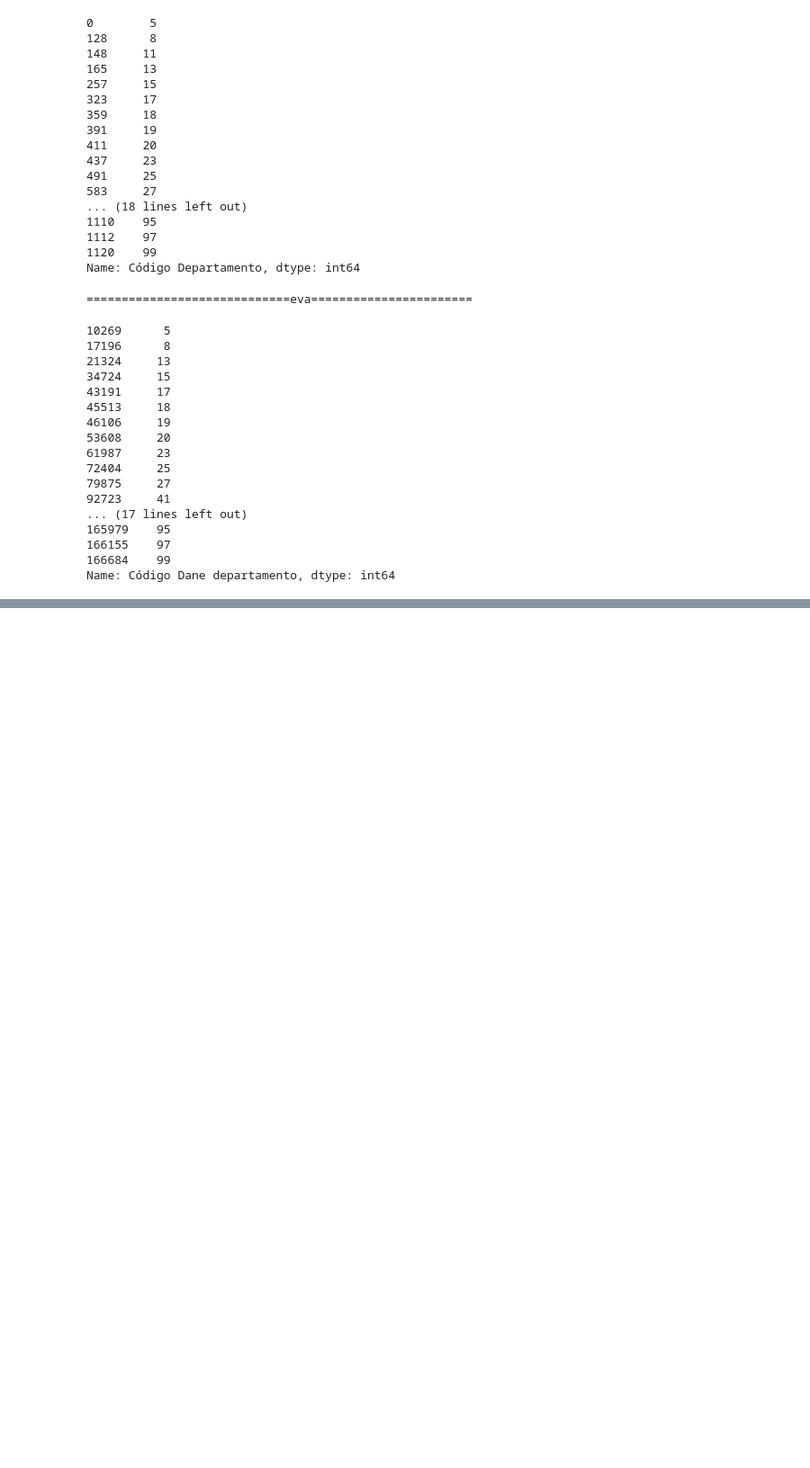
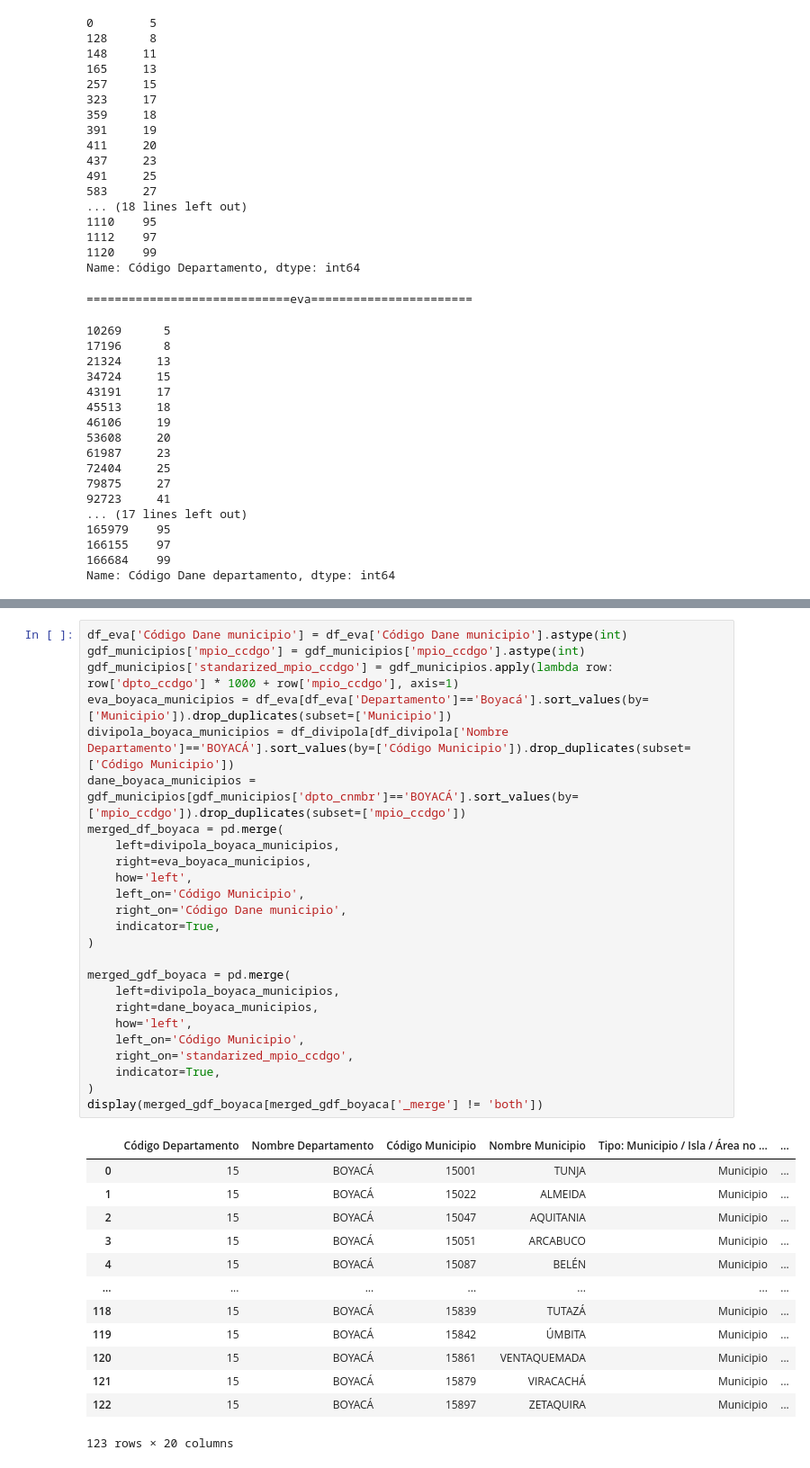
Before and after one commit to BrayanPineda1604/big-data-postgraduate-bpineda, a Jupyter notebook: kit/Notebooks/Exercises/01_Geopandas.ipynb, the cells around one changed output, grey strips where cells are left out. Shown at 90% size. Drawn from its saved outputs; the diff is of its cells as text; blank space fills up the shorter version.

```diff
--- a/kit/Notebooks/Exercises/01_Geopandas.ipynb
+++ b/kit/Notebooks/Exercises/01_Geopandas.ipynb
@@ -138,0 +165,39 @@ print(df_eva['Código Dane departamento'].sort_values().unique())
+# %%
+df_eva['Código Dane municipio'] = df_eva['Código Dane municipio'].astype(int)
+gdf_municipios['mpio_ccdgo'] = gdf_municipios['mpio_ccdgo'].astype(int)
+gdf_municipios['standarized_mpio_ccdgo'] = gdf_municipios.apply(lambda row: row['dpto_ccdgo'] * 1000 + row['mpio_ccdgo'], axis=1)
+eva_boyaca_municipios = df_eva[df_eva['Departamento']=='Boyacá'].sort_values(by=['Municipio']).drop_duplicates(subset=['Municipio'])
+divipola_boyaca_municipios = df_divipola[df_divipola['Nombre Departamento']=='BOYACÁ'].sort_values(by=['Código Municipio']).drop_duplicates(subset=['Código Municipio'])
+dane_boyaca_municipios = gdf_municipios[gdf_municipios['dpto_cnmbr']=='BOYACÁ'].sort_values(by=['mpio_ccdgo']).drop_duplicates(subset=['mpio_ccdgo'])
+merged_df_boyaca = pd.merge(
+    left=divipola_boyaca_municipios,
+    right=eva_boyaca_municipios,
+    how='left',
+    left_on='Código Municipio',
+    right_on='Código Dane municipio',
+    indicator=True,
+)
+
+merged_gdf_boyaca = pd.merge(
+    left=divipola_boyaca_municipios,
+    right=dane_boyaca_municipios,
+    how='left',
+    left_on='Código Municipio',
+    right_on='standarized_mpio_ccdgo',
+    indicator=True,
+)
+display(merged_gdf_boyaca[merged_gdf_boyaca['_merge'] != 'both'])
+# %% [output]
+|  | Código Departamento | Nombre Departamento | Código Municipio | Nombre Municipio | Tipo: Municipio / Isla / Área no ... | ... |
+| 0 | 15 | BOYACÁ | 15001 | TUNJA | Municipio | ... |
+| 1 | 15 | BOYACÁ | 15022 | ALMEIDA | Municipio | ... |
+| 2 | 15 | BOYACÁ | 15047 | AQUITANIA | Municipio | ... |
+| 3 | 15 | BOYACÁ | 15051 | ARCABUCO | Municipio | ... |
+| 4 | 15 | BOYACÁ | 15087 | BELÉN | Municipio | ... |
+| ... | ... | ... | ... | ... | ... | ... |
+| 118 | 15 | BOYACÁ | 15839 | TUTAZÁ | Municipio | ... |
+| 119 | 15 | BOYACÁ | 15842 | ÚMBITA | Municipio | ... |
+| 120 | 15 | BOYACÁ | 15861 | VENTAQUEMADA | Municipio | ... |
+| 121 | 15 | BOYACÁ | 15879 | VIRACACHÁ | Municipio | ... |
+| 122 | 15 | BOYACÁ | 15897 | ZETAQUIRA | Municipio | ... |
+123 rows × 20 columns
```
Also changed, not shown: parts of 7 cells of this notebook.
